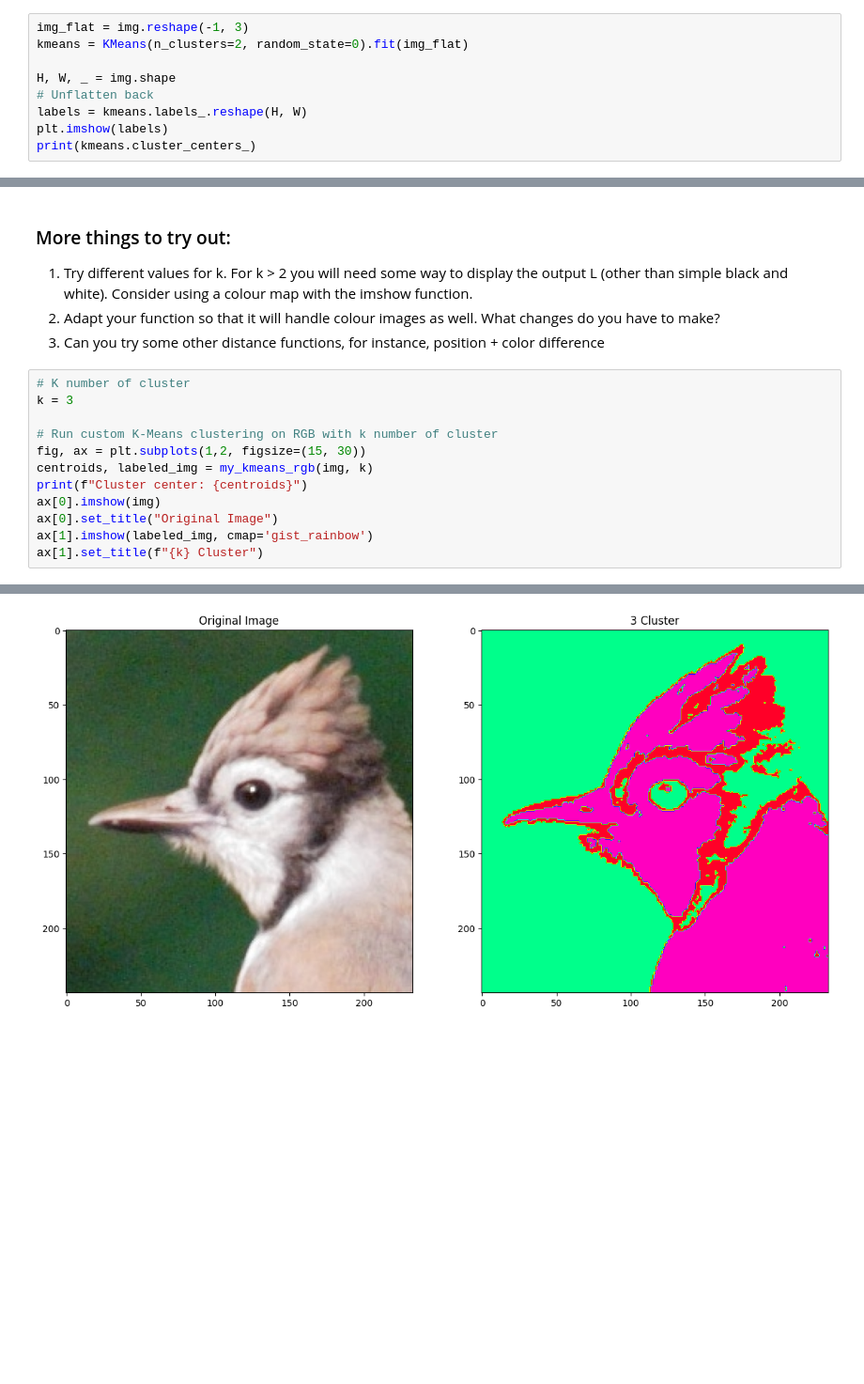
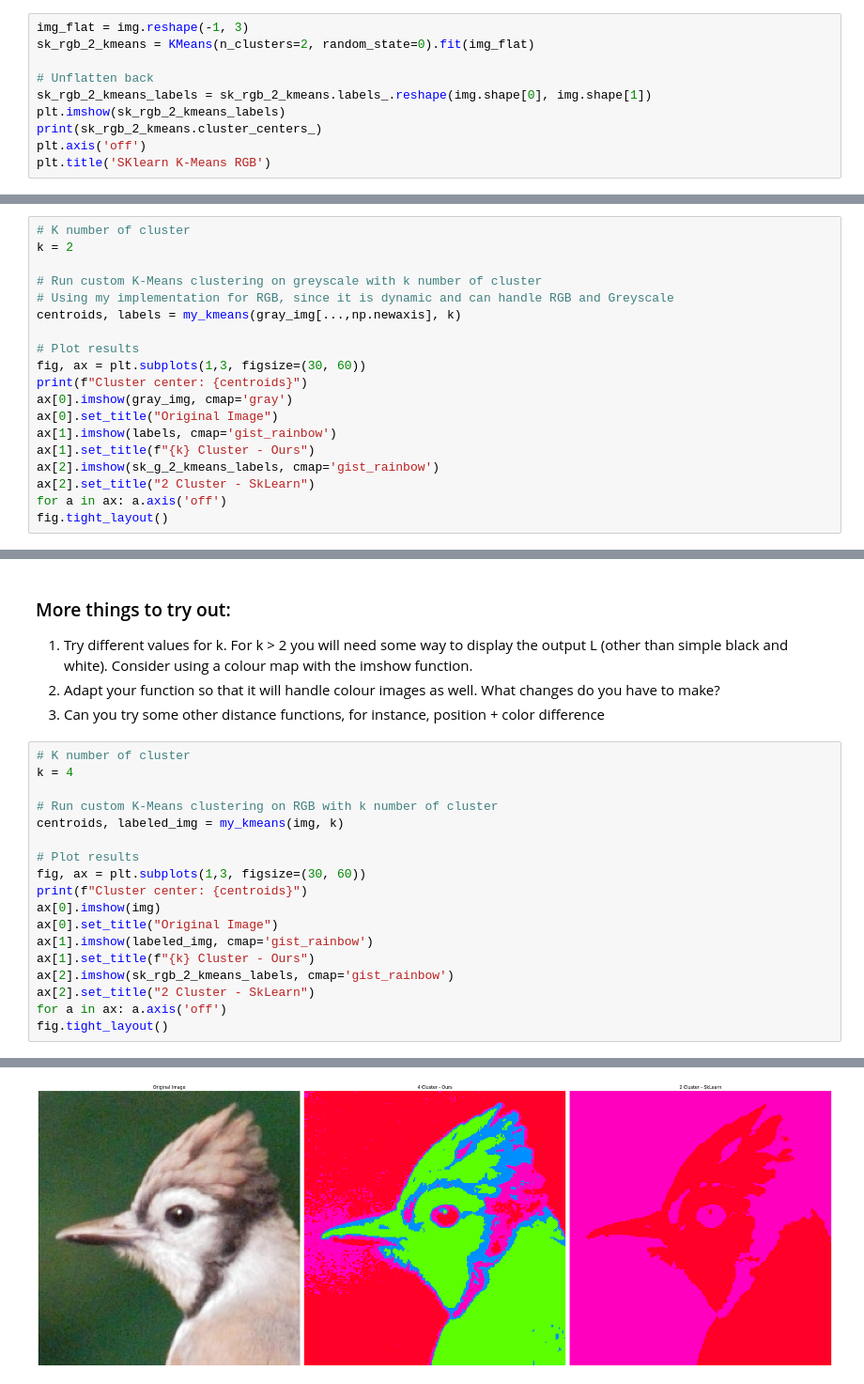
Before and after one commit to juliusuberall/ImPro26, a Jupyter notebook: labs/week_3.ipynb, the cells around one changed output, grey strips where cells are left out. Shown at 94% size. Drawn from its saved outputs; the diff is of its cells as text; blank space fills up the shorter version.

```diff
--- a/labs/week_3.ipynb
+++ b/labs/week_3.ipynb
@@ -70,13 +72,14 @@ print(kmeans.cluster_centers_)
 ### Results on RGB image
 # %%
 img_flat = img.reshape(-1, 3)
-kmeans = KMeans(n_clusters=2, random_state=0).fit(img_flat)
+sk_rgb_2_kmeans = KMeans(n_clusters=2, random_state=0).fit(img_flat)
 
-H, W, _ = img.shape
 # Unflatten back
-labels = kmeans.labels_.reshape(H, W)
-plt.imshow(labels)
-print(kmeans.cluster_centers_)
+sk_rgb_2_kmeans_labels = sk_rgb_2_kmeans.labels_.reshape(img.shape[0], img.shape[1])
+plt.imshow(sk_rgb_2_kmeans_labels)
+print(sk_rgb_2_kmeans.cluster_centers_)
+plt.axis('off')
+plt.title('SKlearn K-Means RGB')
 # %% [output]
 [[0.8224683  0.7527636  0.72861385]
  [0.23835175 0.3262214  0.22156417]]
@@ -204,0 +201,19 @@ Cluster center: [0.3026136  0.75627194]
+# %%
+# K number of cluster
+k = 2
+
+# Run custom K-Means clustering on greyscale with k number of cluster
+# Using my implementation for RGB, since it is dynamic and can handle RGB and Greyscale
+centroids, labels = my_kmeans(gray_img[...,np.newaxis], k)
+
+# Plot results
+fig, ax = plt.subplots(1,3, figsize=(30, 60))
+print(f"Cluster center: {centroids}")
+ax[0].imshow(gray_img, cmap='gray')
+ax[0].set_title("Original Image")
+ax[1].imshow(labels, cmap='gist_rainbow')
+ax[1].set_title(f"{k} Cluster - Ours")
+ax[2].imshow(sk_g_2_kmeans_labels, cmap='gist_rainbow')
+ax[2].set_title("2 Cluster - SkLearn")
+for a in ax: a.axis('off')
+fig.tight_layout()
@@ -209,14 +228,20 @@ Cluster center: [0.3026136  0.75627194]
 3. Can you try some other distance functions, for instance, position + color difference
 # %%
 # K number of cluster
-k = 3
+k = 4
 
 # Run custom K-Means clustering on RGB with k number of cluster
-fig, ax = plt.subplots(1,2, figsize=(15, 30))
-centroids, labeled_img = my_kmeans_rgb(img, k)
+centroids, labeled_img = my_kmeans(img, k)
+
+# Plot results
+fig, ax = plt.subplots(1,3, figsize=(30, 60))
 print(f"Cluster center: {centroids}")
 ax[0].imshow(img)
 ax[0].set_title("Original Image")
 ax[1].imshow(labeled_img, cmap='gist_rainbow')
-ax[1].set_title(f"{k} Cluster")
+ax[1].set_title(f"{k} Cluster - Ours")
+ax[2].imshow(sk_rgb_2_kmeans_labels, cmap='gist_rainbow')
+ax[2].set_title("2 Cluster - SkLearn")
+for a in ax: a.axis('off')
+fig.tight_layout()
 # %% [output]
@@ -227 +252 @@ Text(0.5, 1.0, '3 Cluster')
-[figure, old version]
+[figure, new version]
```
Also changed, not shown: parts of 9 cells of this notebook.
